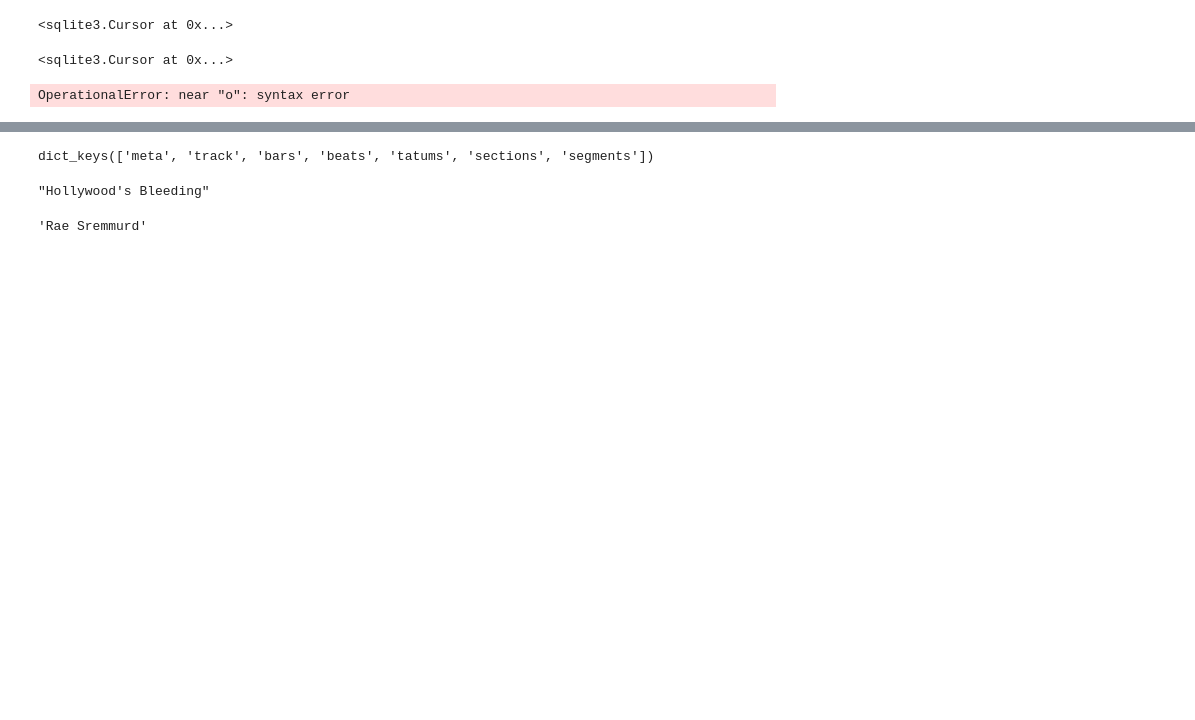
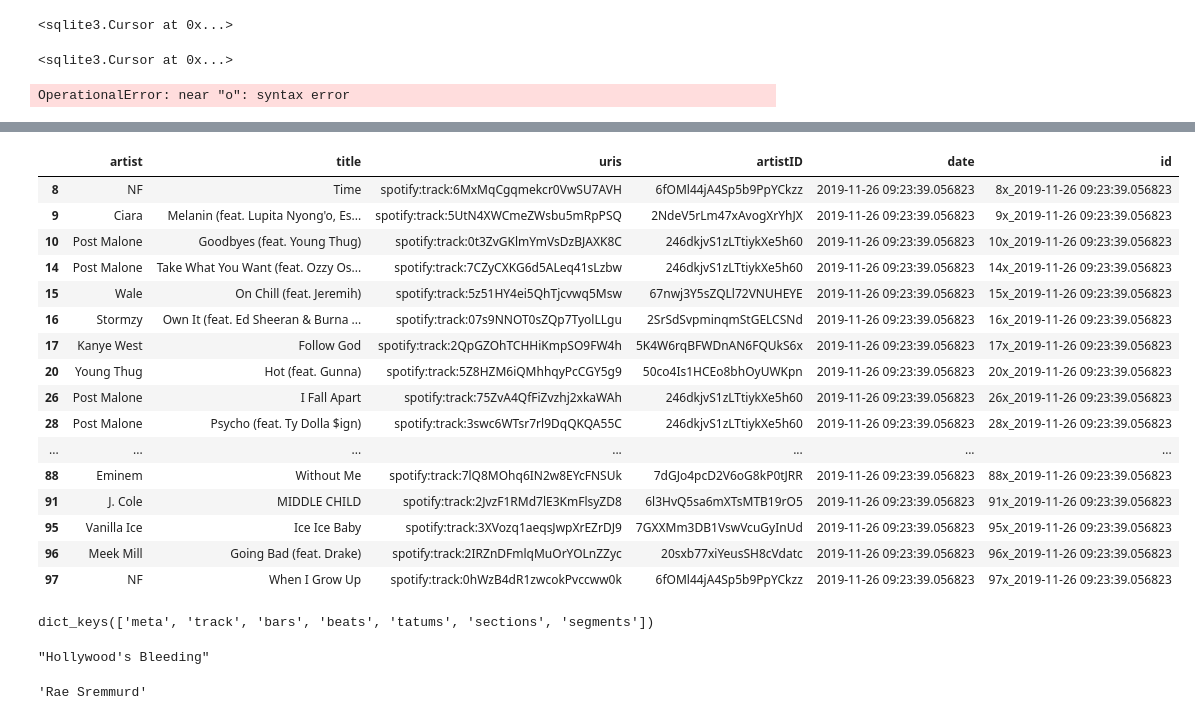
Before and after one commit to mackenziemitchell6/PopularHipHop, a Jupyter notebook: GettingData-ETL.ipynb, the cells around one changed output, grey strips where cells are left out. Cells and saved outputs as stored; diff of their text form; code cells hidden in the pictures; blank space fills up the shorter version.

```diff
--- a/GettingData-ETL.ipynb
+++ b/GettingData-ETL.ipynb
@@ -182,3 +172,23 @@ dfr
+# %%
+df[8:]
+# %% [output]
+|  | artist | title | uris | artistID | date | id |
+| 8 | NF | Time | spotify:track:6MxMqCgqmekcr0VwSU7AVH | 6fOMl44jA4Sp5b9PpYCkzz | 2019-11-26 09:23:39.056823 | 8x_2019-11-26 09:23:39.056823 |
+| 9 | Ciara | Melanin (feat. Lupita Nyong'o, Es... | spotify:track:5UtN4XWCmeZWsbu5mRpPSQ | 2NdeV5rLm47xAvogXrYhJX | 2019-11-26 09:23:39.056823 | 9x_2019-11-26 09:23:39.056823 |
+| 10 | Post Malone | Goodbyes (feat. Young Thug) | spotify:track:0t3ZvGKlmYmVsDzBJAXK8C | 246dkjvS1zLTtiykXe5h60 | 2019-11-26 09:23:39.056823 | 10x_2019-11-26 09:23:39.056823 |
+| 14 | Post Malone | Take What You Want (feat. Ozzy Os... | spotify:track:7CZyCXKG6d5ALeq41sLzbw | 246dkjvS1zLTtiykXe5h60 | 2019-11-26 09:23:39.056823 | 14x_2019-11-26 09:23:39.056823 |
+| 15 | Wale | On Chill (feat. Jeremih) | spotify:track:5z51HY4ei5QhTjcvwq5Msw | 67nwj3Y5sZQLl72VNUHEYE | 2019-11-26 09:23:39.056823 | 15x_2019-11-26 09:23:39.056823 |
+| 16 | Stormzy | Own It (feat. Ed Sheeran & Burna ... | spotify:track:07s9NNOT0sZQp7TyolLLgu | 2SrSdSvpminqmStGELCSNd | 2019-11-26 09:23:39.056823 | 16x_2019-11-26 09:23:39.056823 |
+| 17 | Kanye West | Follow God | spotify:track:2QpGZOhTCHHiKmpSO9FW4h | 5K4W6rqBFWDnAN6FQUkS6x | 2019-11-26 09:23:39.056823 | 17x_2019-11-26 09:23:39.056823 |
+| 20 | Young Thug | Hot (feat. Gunna) | spotify:track:5Z8HZM6iQMhhqyPcCGY5g9 | 50co4Is1HCEo8bhOyUWKpn | 2019-11-26 09:23:39.056823 | 20x_2019-11-26 09:23:39.056823 |
+| 26 | Post Malone | I Fall Apart | spotify:track:75ZvA4QfFiZvzhj2xkaWAh | 246dkjvS1zLTtiykXe5h60 | 2019-11-26 09:23:39.056823 | 26x_2019-11-26 09:23:39.056823 |
+| 28 | Post Malone | Psycho (feat. Ty Dolla $ign) | spotify:track:3swc6WTsr7rl9DqQKQA55C | 246dkjvS1zLTtiykXe5h60 | 2019-11-26 09:23:39.056823 | 28x_2019-11-26 09:23:39.056823 |
+| ... | ... | ... | ... | ... | ... | ... |
+| 88 | Eminem | Without Me | spotify:track:7lQ8MOhq6IN2w8EYcFNSUk | 7dGJo4pcD2V6oG8kP0tJRR | 2019-11-26 09:23:39.056823 | 88x_2019-11-26 09:23:39.056823 |
+| 91 | J. Cole | MIDDLE CHILD | spotify:track:2JvzF1RMd7lE3KmFlsyZD8 | 6l3HvQ5sa6mXTsMTB19rO5 | 2019-11-26 09:23:39.056823 | 91x_2019-11-26 09:23:39.056823 |
+| 95 | Vanilla Ice | Ice Ice Baby | spotify:track:3XVozq1aeqsJwpXrEZrDJ9 | 7GXXMm3DB1VswVcuGyInUd | 2019-11-26 09:23:39.056823 | 95x_2019-11-26 09:23:39.056823 |
+| 96 | Meek Mill | Going Bad (feat. Drake) | spotify:track:2IRZnDFmlqMuOrYOLnZZyc | 20sxb77xiYeusSH8cVdatc | 2019-11-26 09:23:39.056823 | 96x_2019-11-26 09:23:39.056823 |
+| 97 | NF | When I Grow Up | spotify:track:0hWzB4dR1zwcokPvccww0k | 6fOMl44jA4Sp5b9PpYCkzz | 2019-11-26 09:23:39.056823 | 97x_2019-11-26 09:23:39.056823 |
 # %%
 bars=[] #a count of beats, bar offsets indicate downbeats (first beat of measure)
 beats=[] #Basic time unit for a piece of music, each tick of a metronome
```
Also changed, not shown: parts of 7 cells of this notebook, 1 other file.
